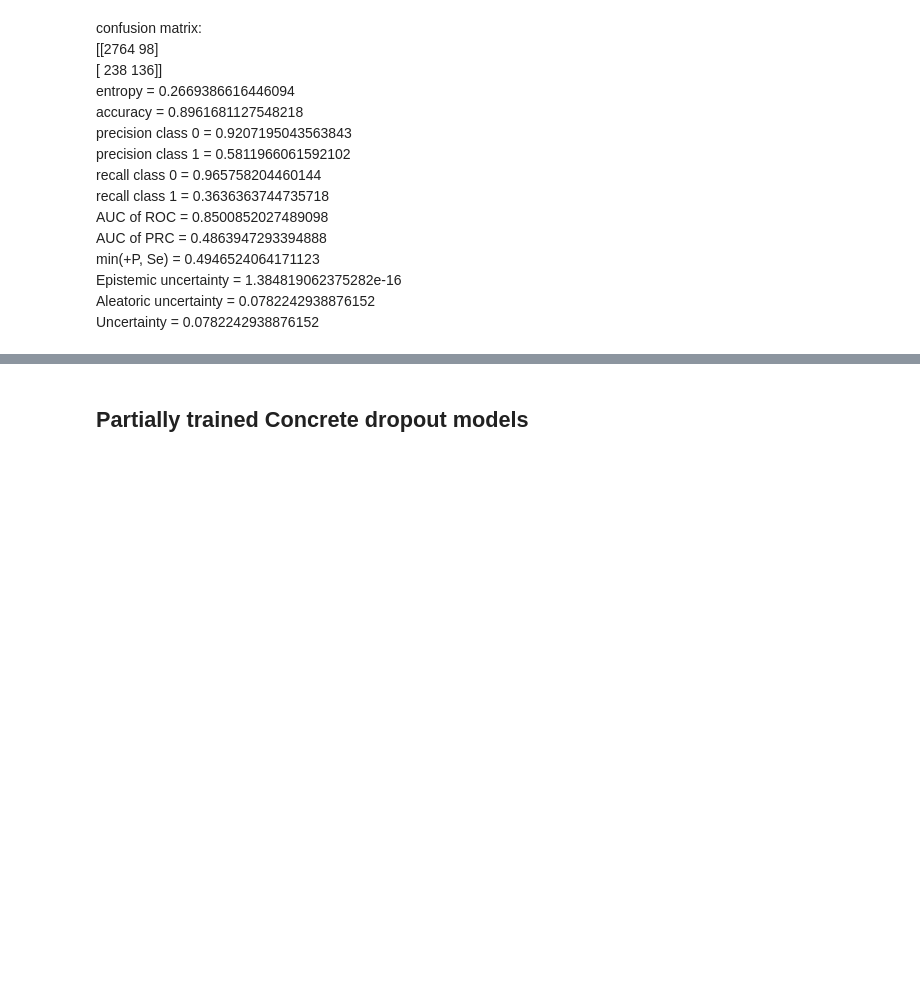
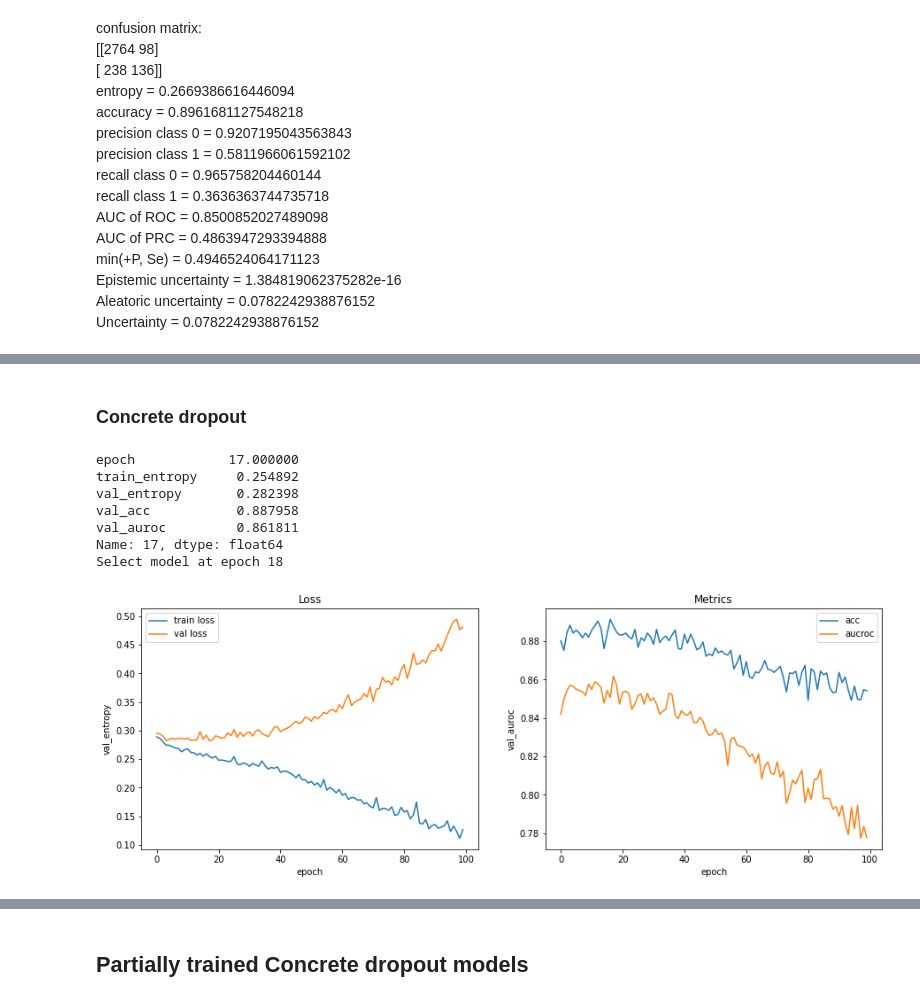
Before and after one commit to nlhkh/mimic3-benchmarks, a Jupyter notebook: Anaylise results.ipynb, the cells around one changed output, grey strips where cells are left out. Drawn from its saved outputs; the diff is of its cells as text; code cells hidden in the pictures; blank space fills up the shorter version.

```diff
--- a/Anaylise results.ipynb
+++ b/Anaylise results.ipynb
@@ -148,0 +235,13 @@ Uncertainty = 0.0782242938876152
+# %% [markdown]
+### Concrete dropout
+# %%
+plot_loss("training_logs/k_channel_wise_lstms_stochastic.n8.szc4.0.d1.0.rd1.0.dep1.bs8.ts1.0.csv")
+# %% [output]
+epoch            17.000000
+train_entropy     0.254892
+val_entropy       0.282398
+val_acc           0.887958
+val_auroc         0.861811
+Name: 17, dtype: float64
+Select model at epoch 18
+[figure, added]
```
Also changed, not shown: parts of 46 cells of this notebook.
